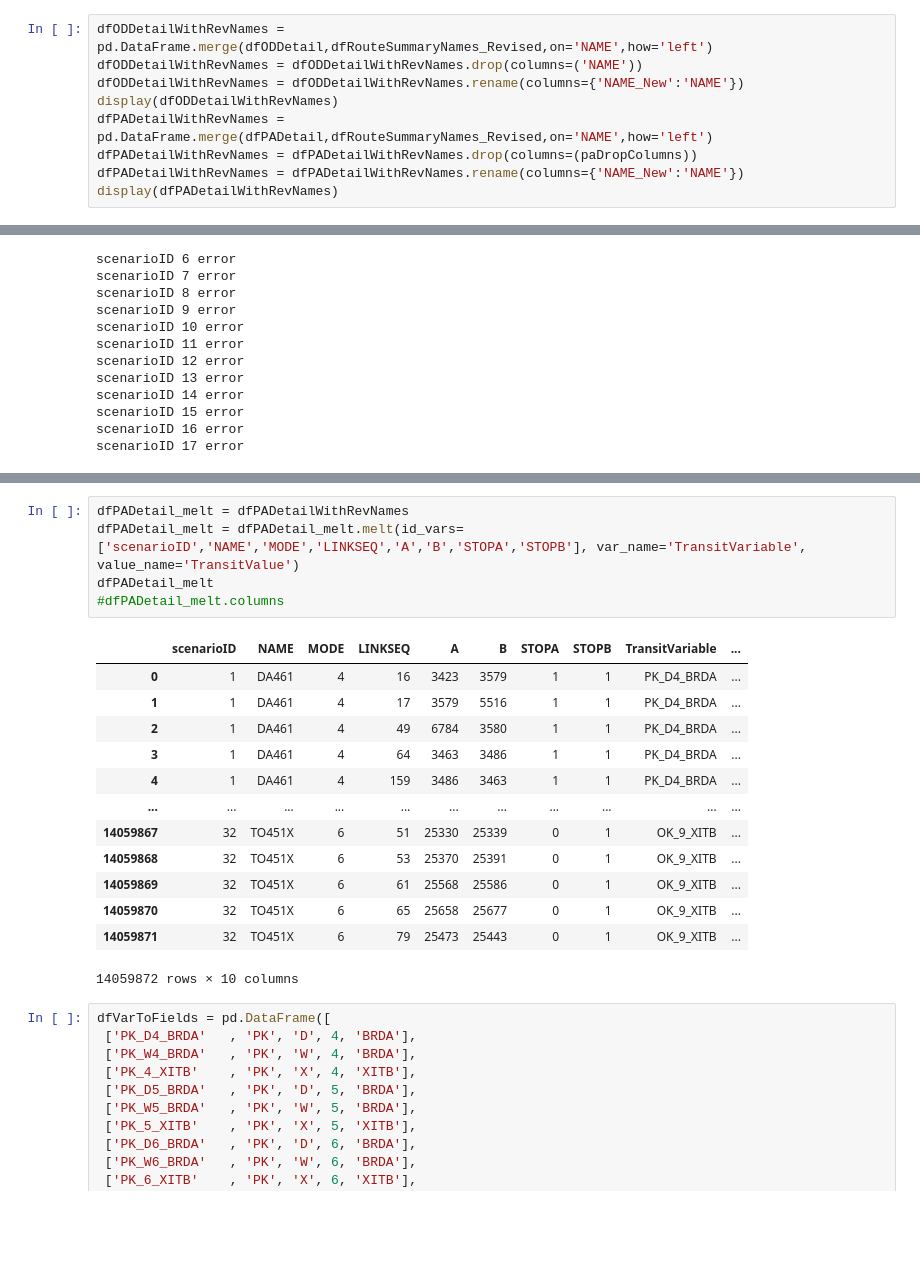
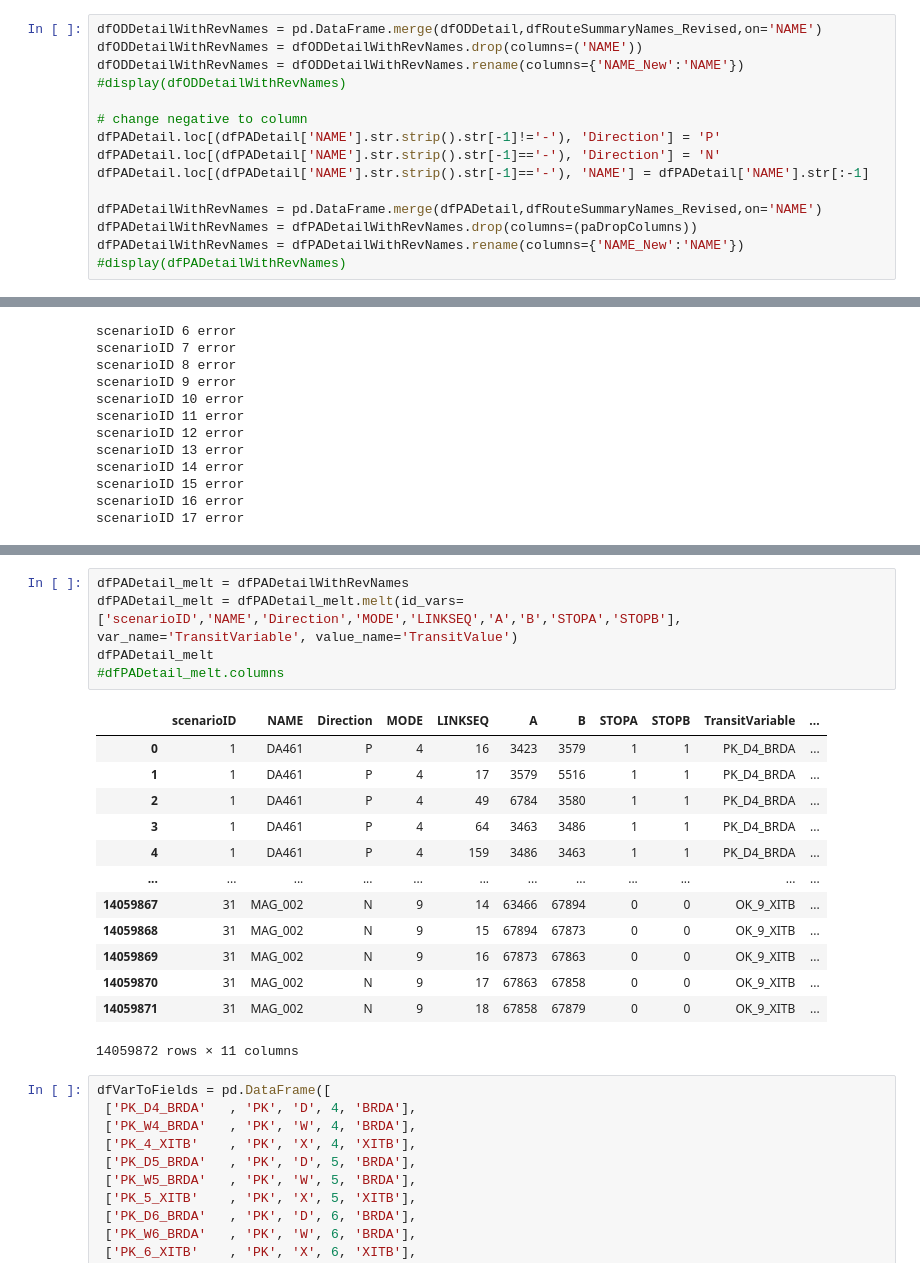
Before and after one commit to WFRCAnalytics/TDM-VAL-Scenario-Comparison-Toolbox, a Jupyter notebook: 2.1-TotalTDMTool/A-OldDataReformatAndPrepForApp.ipynb, the cells around one changed output, grey strips where cells are left out. Drawn from its saved outputs; the diff is of its cells as text; blank space fills up the shorter version.

```diff
--- a/2.1-TotalTDMTool/A-OldDataReformatAndPrepForApp.ipynb
+++ b/2.1-TotalTDMTool/A-OldDataReformatAndPrepForApp.ipynb
@@ -127,11 +86,17 @@ paDropColumns = ['NAME',
                  'DY_BRDA'      ,
                  'DY_XITB'      ]
 # %%
-dfODDetailWithRevNames = pd.DataFrame.merge(dfODDetail,dfRouteSummaryNames_Revised,on='NAME',how='left')
+dfODDetailWithRevNames = pd.DataFrame.merge(dfODDetail,dfRouteSummaryNames_Revised,on='NAME')
 dfODDetailWithRevNames = dfODDetailWithRevNames.drop(columns=('NAME'))
 dfODDetailWithRevNames = dfODDetailWithRevNames.rename(columns={'NAME_New':'NAME'})
-display(dfODDetailWithRevNames)
-dfPADetailWithRevNames = pd.DataFrame.merge(dfPADetail,dfRouteSummaryNames_Revised,on='NAME',how='left')
+#display(dfODDetailWithRevNames)
+
+# change negative to column
+dfPADetail.loc[(dfPADetail['NAME'].str.strip().str[-1]!='-'), 'Direction'] = 'P'
+dfPADetail.loc[(dfPADetail['NAME'].str.strip().str[-1]=='-'), 'Direction'] = 'N'
+dfPADetail.loc[(dfPADetail['NAME'].str.strip().str[-1]=='-'), 'NAME'] = dfPADetail['NAME'].str[:-1]
+
+dfPADetailWithRevNames = pd.DataFrame.merge(dfPADetail,dfRouteSummaryNames_Revised,on='NAME')
 dfPADetailWithRevNames = dfPADetailWithRevNames.drop(columns=(paDropColumns))
 dfPADetailWithRevNames = dfPADetailWithRevNames.rename(columns={'NAME_New':'NAME'})
-display(dfPADetailWithRevNames)
+#display(dfPADetailWithRevNames)
@@ -426,22 +365,22 @@ dfTotVolStatsBySegID_byMode[dfTotVolStatsBySegID_byMode['SEGID']=='WFRC_8227']
 # %%
 dfPADetail_melt = dfPADetailWithRevNames
-dfPADetail_melt = dfPADetail_melt.melt(id_vars=['scenarioID','NAME','MODE','LINKSEQ','A','B','STOPA','STOPB'], var_name='TransitVariable', value_name='TransitValue')
+dfPADetail_melt = dfPADetail_melt.melt(id_vars=['scenarioID','NAME','Direction','MODE','LINKSEQ','A','B','STOPA','STOPB'], var_name='TransitVariable', value_name='TransitValue')
 dfPADetail_melt
 #dfPADetail_melt.columns
 # %% [output]
-|  | scenarioID | NAME | MODE | LINKSEQ | A | B | STOPA | STOPB | TransitVariable | ... |
-| 0 | 1 | DA461 | 4 | 16 | 3423 | 3579 | 1 | 1 | PK_D4_BRDA | ... |
-| 1 | 1 | DA461 | 4 | 17 | 3579 | 5516 | 1 | 1 | PK_D4_BRDA | ... |
-| 2 | 1 | DA461 | 4 | 49 | 6784 | 3580 | 1 | 1 | PK_D4_BRDA | ... |
-| 3 | 1 | DA461 | 4 | 64 | 3463 | 3486 | 1 | 1 | PK_D4_BRDA | ... |
-| 4 | 1 | DA461 | 4 | 159 | 3486 | 3463 | 1 | 1 | PK_D4_BRDA | ... |
-| ... | ... | ... | ... | ... | ... | ... | ... | ... | ... | ... |
-| 14059867 | 32 | TO451X | 6 | 51 | 25330 | 25339 | 0 | 1 | OK_9_XITB | ... |
-| 14059868 | 32 | TO451X | 6 | 53 | 25370 | 25391 | 0 | 1 | OK_9_XITB | ... |
-| 14059869 | 32 | TO451X | 6 | 61 | 25568 | 25586 | 0 | 1 | OK_9_XITB | ... |
-| 14059870 | 32 | TO451X | 6 | 65 | 25658 | 25677 | 0 | 1 | OK_9_XITB | ... |
-| 14059871 | 32 | TO451X | 6 | 79 | 25473 | 25443 | 0 | 1 | OK_9_XITB | ... |
+|  | scenarioID | NAME | Direction | MODE | LINKSEQ | A | B | STOPA | STOPB | TransitVariable | ... |
+| 0 | 1 | DA461 | P | 4 | 16 | 3423 | 3579 | 1 | 1 | PK_D4_BRDA | ... |
+| 1 | 1 | DA461 | P | 4 | 17 | 3579 | 5516 | 1 | 1 | PK_D4_BRDA | ... |
+| 2 | 1 | DA461 | P | 4 | 49 | 6784 | 3580 | 1 | 1 | PK_D4_BRDA | ... |
+| 3 | 1 | DA461 | P | 4 | 64 | 3463 | 3486 | 1 | 1 | PK_D4_BRDA | ... |
+| 4 | 1 | DA461 | P | 4 | 159 | 3486 | 3463 | 1 | 1 | PK_D4_BRDA | ... |
+| ... | ... | ... | ... | ... | ... | ... | ... | ... | ... | ... | ... |
+| 14059867 | 31 | MAG_002 | N | 9 | 14 | 63466 | 67894 | 0 | 0 | OK_9_XITB | ... |
+| 14059868 | 31 | MAG_002 | N | 9 | 15 | 67894 | 67873 | 0 | 0 | OK_9_XITB | ... |
+| 14059869 | 31 | MAG_002 | N | 9 | 16 | 67873 | 67863 | 0 | 0 | OK_9_XITB | ... |
+| 14059870 | 31 | MAG_002 | N | 9 | 17 | 67863 | 67858 | 0 | 0 | OK_9_XITB | ... |
+| 14059871 | 31 | MAG_002 | N | 9 | 18 | 67858 | 67879 | 0 | 0 | OK_9_XITB | ... |
-14059872 rows × 10 columns
+14059872 rows × 11 columns
 # %%
 dfVarToFields = pd.DataFrame([
  ['PK_D4_BRDA'   , 'PK', 'D', 4, 'BRDA'],
```
Also changed, not shown: parts of 22 cells of this notebook, 42 other files.
